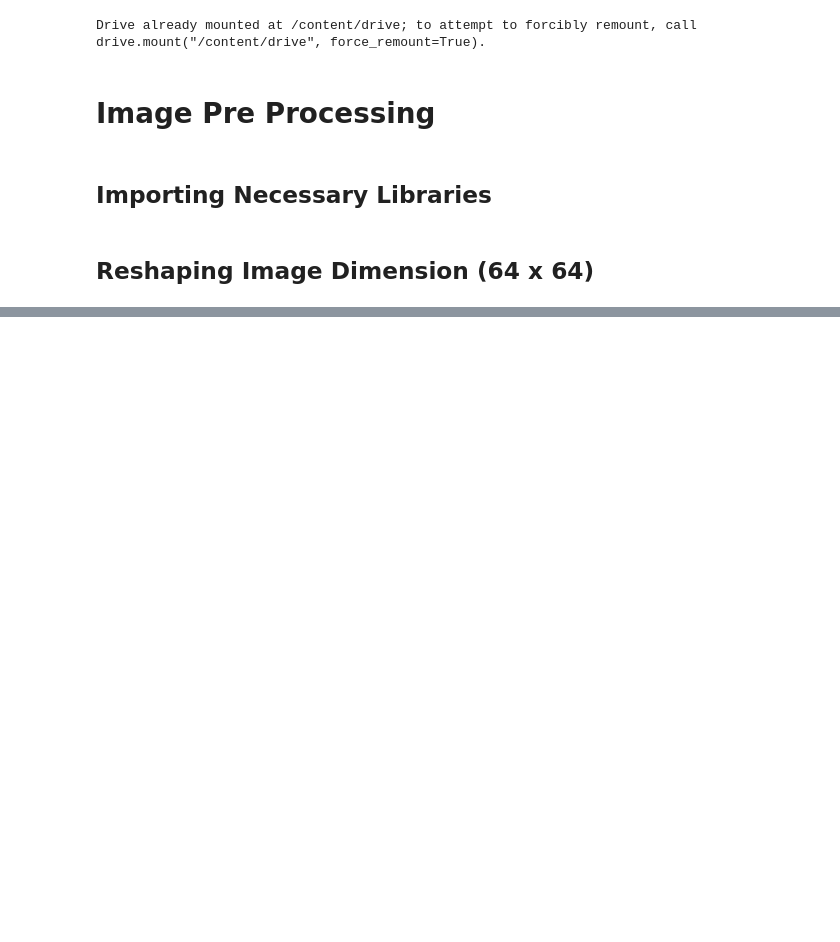
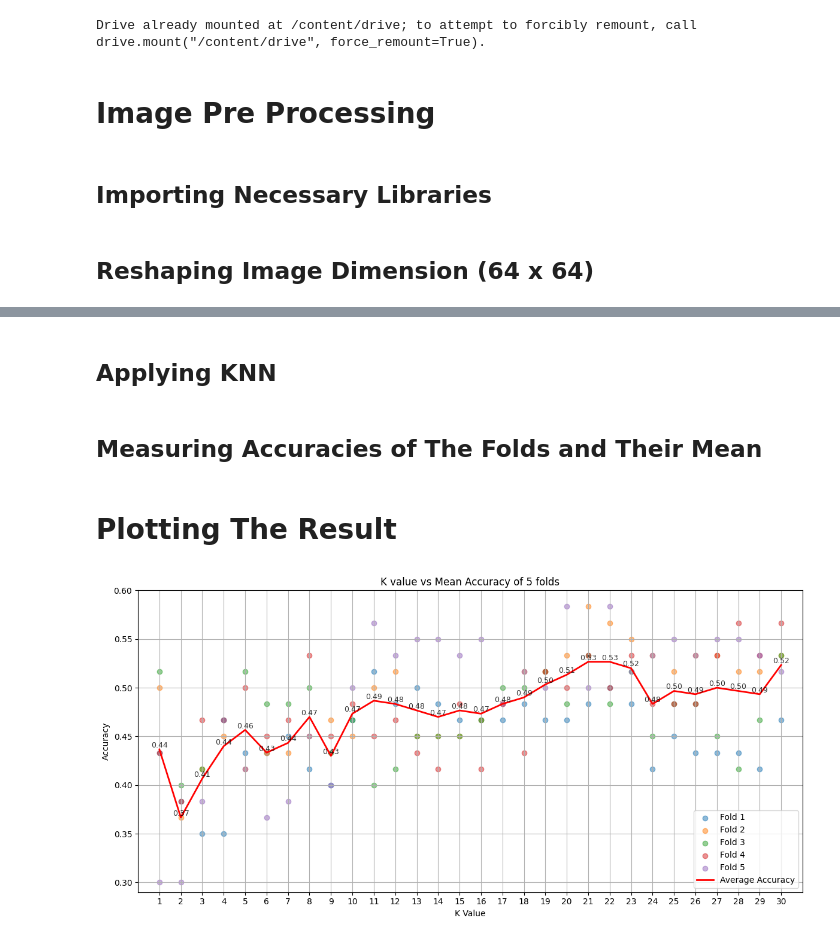
Before and after one commit to ashiqursaron/CVPR, a Jupyter notebook: Mid/Knn.ipynb, the cells around one changed output, grey strips where cells are left out. Cells and saved outputs as stored; diff of their text form; code cells hidden in the pictures; blank space fills up the shorter version.

```diff
--- a/Mid/Knn.ipynb
+++ b/Mid/Knn.ipynb
@@ -134,0 +122,2 @@ plt.show()
+# %% [markdown]
+## Applying KNN
@@ -134,0 +131,50 @@ plt.show()
+# %% [markdown]
+## Measuring Accuracies of The Folds and Their Mean
+# %%
+average_accuracies = []  # Save all average accuracies of 5 folds
+all_fold_accuracies = []  # Save all individual fold accuracies
+
+for k in range(1, max_k + 1):
+    fold_accuracies = []
+
+    for i in range(num_folds):
+        X_test, y_test = folds[i]
+        X_train = np.vstack([folds[j][0] for j in range(num_folds) if j != i])
+        y_train = np.hstack([folds[j][1] for j in range(num_folds) if j != i])
+
+        predictions = [knn_predict(sample, X_train, y_train, k) for sample in X_test]
+        acc = np.mean(np.array(predictions) == y_test)
+        fold_accuracies.append(acc)
+
+    avg_acc = np.mean(fold_accuracies)
+    average_accuracies.append(avg_acc)
+    all_fold_accuracies.append(fold_accuracies)
+# %% [markdown]
+# Plotting The Result
+# %%
+plt.figure(figsize=(12, 6))
+
+k_values = range(1, max_k + 1)
+
+# Plot all fold accuracies as scatter points
+for fold_idx in range(num_folds):
+    fold_k_accuracies = [all_fold_accuracies[k-1][fold_idx] for k in k_values]
+    plt.scatter(k_values, fold_k_accuracies, label=f'Fold {fold_idx+1}', alpha=0.5)
+
+plt.plot(k_values, average_accuracies, color='red', linewidth=2, label='Average Accuracy')
+# Show the value of average accuracy points
+for k, a in zip(k_values, average_accuracies):
+    plt.text(k, a, f'{a:.2f}', fontsize=9, ha='center', va='bottom', alpha=0.8)
+
+plt.title('K value vs Mean Accuracy of 5 folds')
+plt.xlabel('K Value')
+plt.ylabel('Accuracy')
+plt.grid(True,)
+plt.xticks(range(1, max_k + 1, 1))
+plt.xlim(0, 31)
+plt.ylim(0.29,0.60)
+plt.legend()
+plt.tight_layout()
+plt.show()
+# %% [output]
+[figure, added]
```
Also changed, not shown: parts of 16 cells of this notebook.
